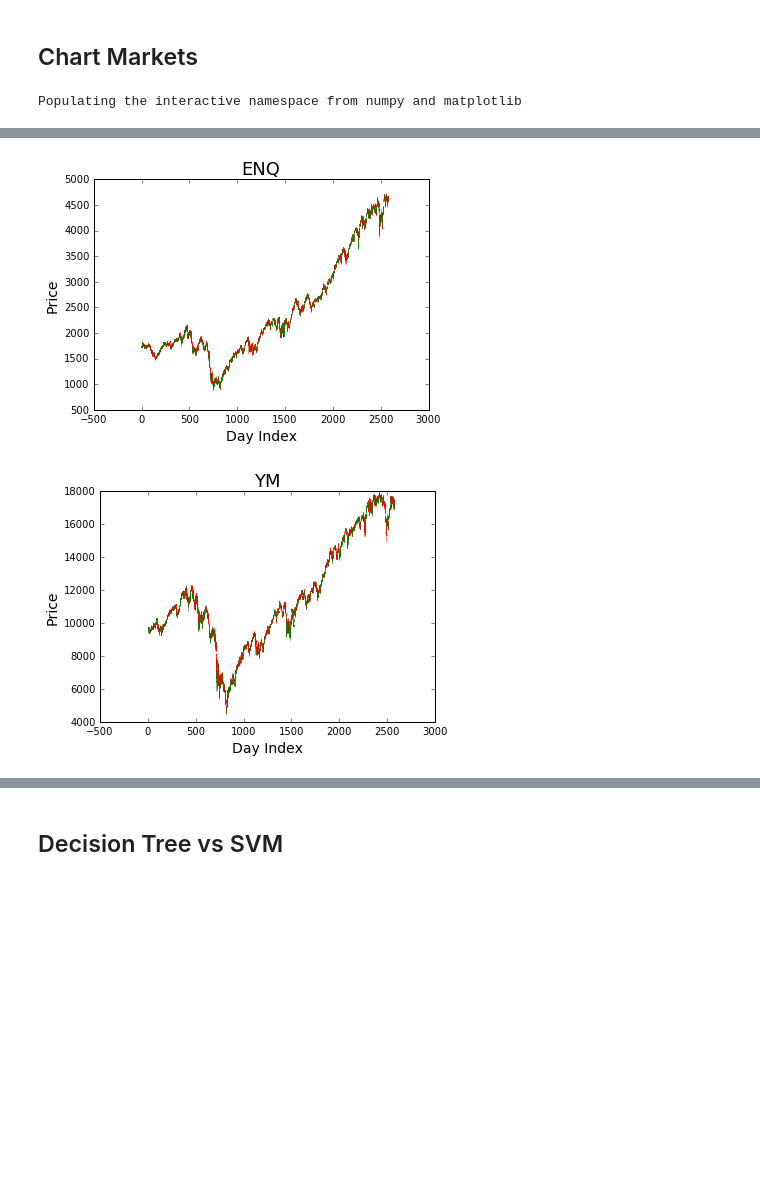
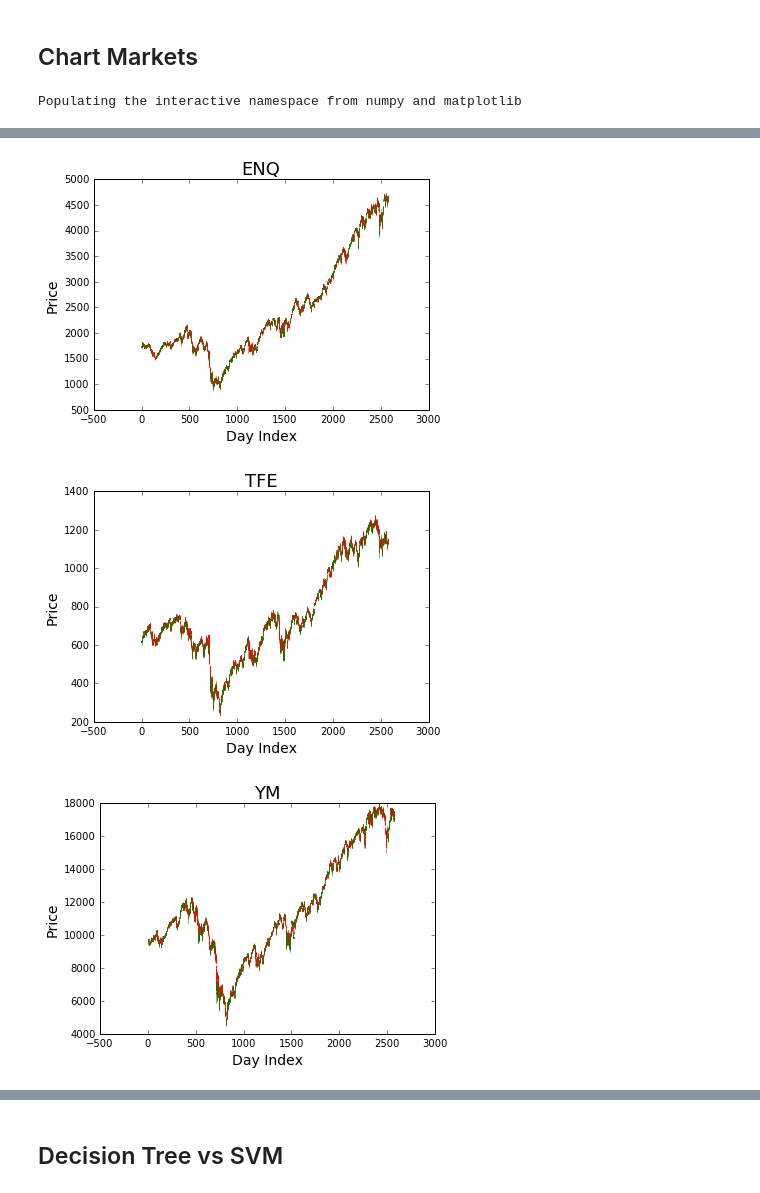
Before and after one commit to Dsinghbailey/futures_predictor, a Jupyter notebook: Main.ipynb, the cells around one changed output, grey strips where cells are left out. Drawn from its saved outputs; the diff is of its cells as text; code cells hidden in the pictures; blank space fills up the shorter version.

```diff
--- a/Main.ipynb
+++ b/Main.ipynb
@@ -6,16 +6,17 @@ mds = get_simple_mds()
 # %%
 from Charting import draw_mkt_chart
 %pylab inline
 
-mkts = ['EP', 'EMD', 'ENQ', 'YM']
+mkts = ['EP', 'EMD', 'ENQ', 'TFE', 'YM']
 for mkt in mkts:
     draw_mkt_chart(mkt, mds)
 # %% [output]
 Populating the interactive namespace from numpy and matplotlib
 [figure]
 [figure]
 [figure]
-[figure, old version]
+[figure, new version]
+[figure, added]
 # %%
 from Charting import draw_mkt_histo
 %pylab inline
```
Also changed, not shown: parts of 24 cells of this notebook, 5 other files.
